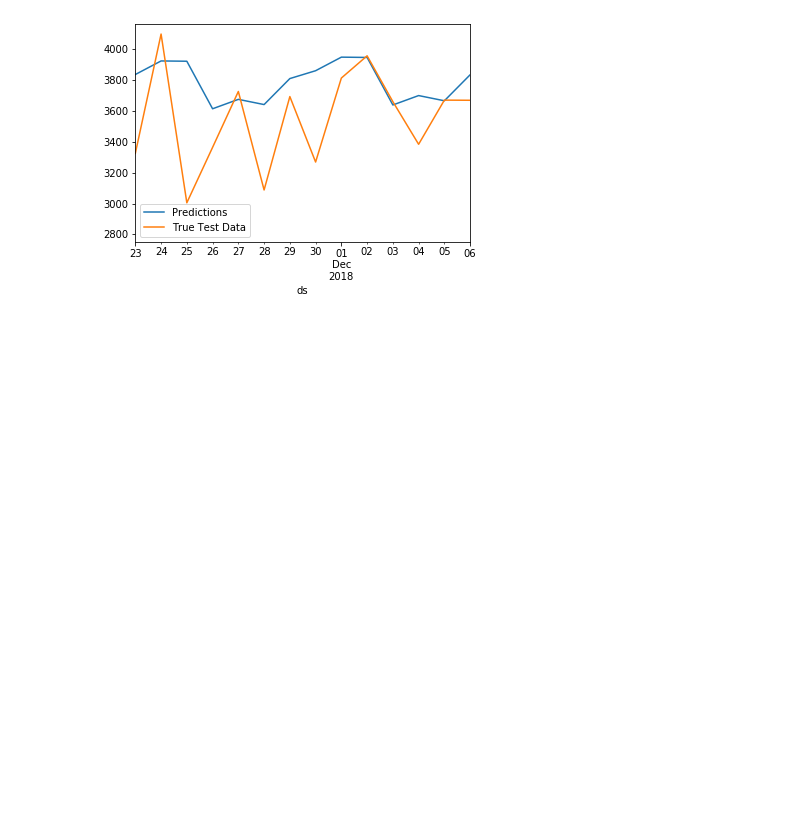
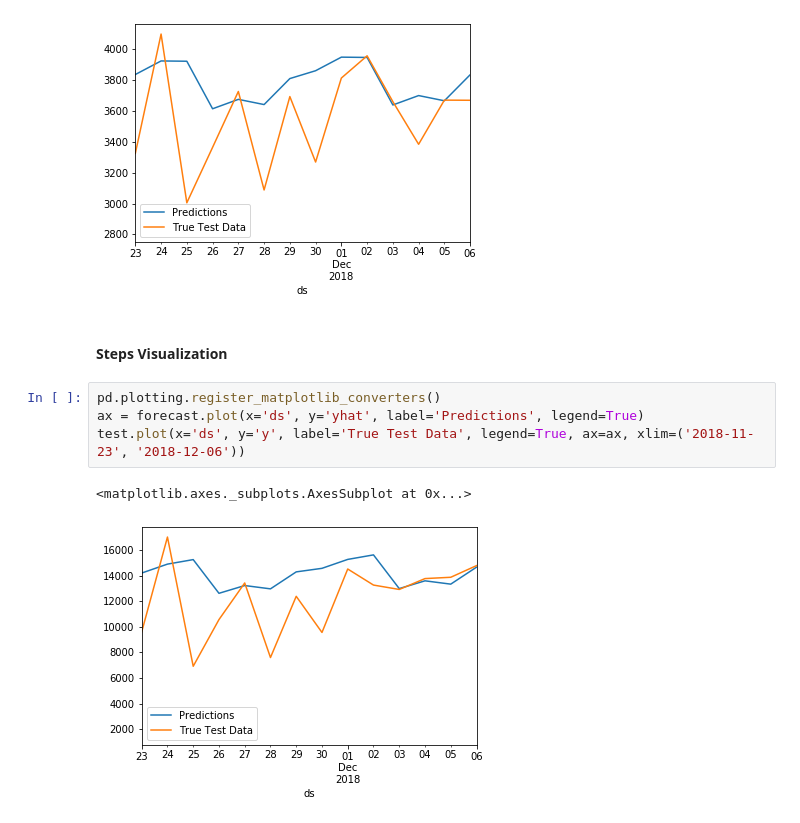
Before and after one commit to JaValeandKlay/JaValeandKlay, a Jupyter notebook: prophet_validation_train_test.ipynb, the cells around one changed output. Drawn from its saved outputs; the diff is of its cells as text; blank space fills up the shorter version.

```diff
--- a/prophet_validation_train_test.ipynb
+++ b/prophet_validation_train_test.ipynb
@@ -309,3 +350,12 @@ test.plot(x='ds', y='y', label='True Test Data', legend=True, ax=ax, xlim=('2018
 # %% [output]
 <matplotlib.axes._subplots.AxesSubplot at 0x...>
 [figure]
+# %% [markdown]
+#### Steps Visualization
+# %%
+pd.plotting.register_matplotlib_converters()
+ax = forecast.plot(x='ds', y='yhat', label='Predictions', legend=True)
+test.plot(x='ds', y='y', label='True Test Data', legend=True, ax=ax, xlim=('2018-11-23', '2018-12-06'))
+# %% [output]
+<matplotlib.axes._subplots.AxesSubplot at 0x...>
+[figure, added]
```
Also changed, not shown: parts of 46 cells of this notebook.
